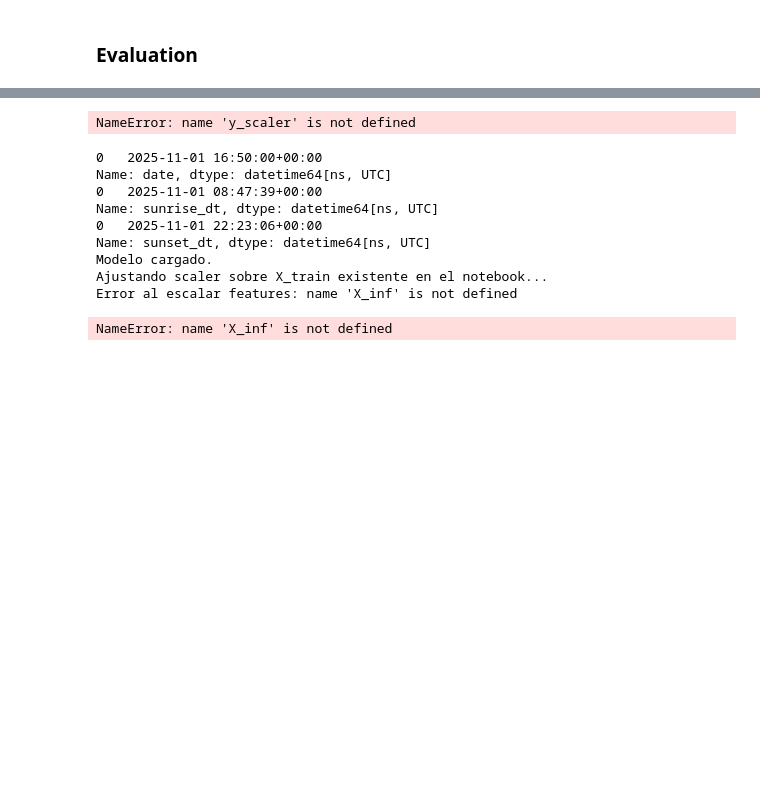
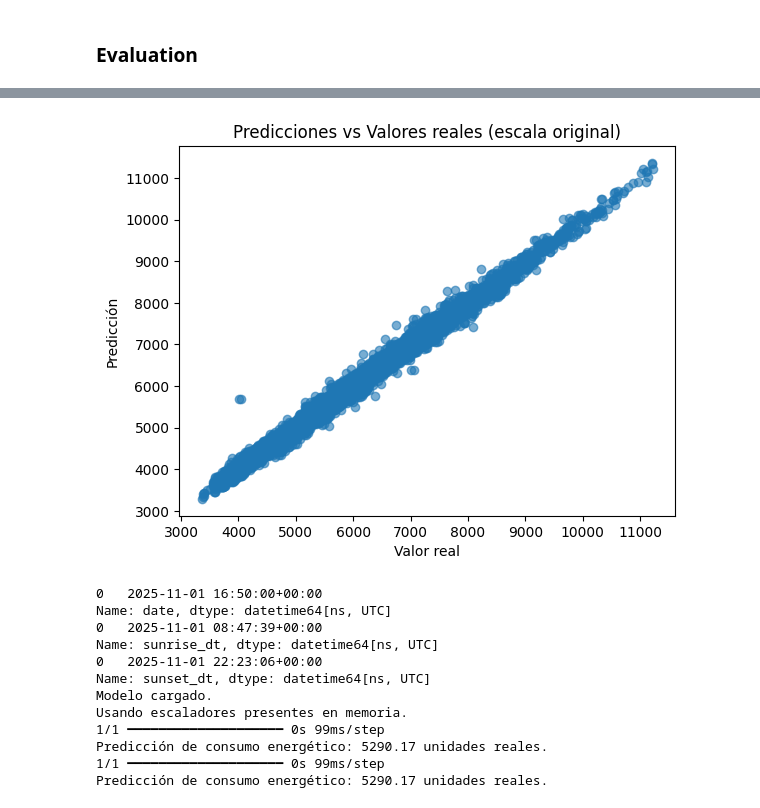
Before and after one commit to ricrubrom/STR, a Jupyter notebook: model.ipynb, the cells around one changed output, grey strips where cells are left out. Cells and saved outputs as stored; diff of their text form; code cells hidden in the pictures; blank space fills up the shorter version.

```diff
--- a/model.ipynb
+++ b/model.ipynb
@@ -260,18 +326,19 @@ TypeError: got an unexpected keyword argument 'squared'
 # %%
 pred_scaled = model.predict(X_test)
-pred = pred_scaled
-T_real = T_test
+pred = y_scaler.inverse_transform(pred_scaled).reshape(-1)
+T_real = y_scaler.inverse_transform(T_test.reshape(-1, 1)).reshape(-1)
 
-# Evaluación del modelo
+# Evaluación del modelo en escala normalizada
 loss, metric = model.evaluate(X_test, T_test, verbose=0)
-print(f"Loss de test: {loss:.4f}, Métrica: {metric:.4f}")
-# TODO: modificar esto
-# Predicciones
-y_pred = model.predict(X_test)
+print(f"Loss (escala normalizada): {loss:.4f}, Métrica: {metric:.4f}")
+
+# Métrica en escala original
+mae_real = mean_absolute_error(T_real, pred)
+print(f"MAE en escala original: {mae_real:.2f}")
 
 plt.scatter(T_real, pred, alpha=0.6)
 plt.xlabel("Valor real")
 plt.ylabel("Predicción")
-plt.title("Predicciones vs Valores reales")
+plt.title("Predicciones vs Valores reales (escala original)")
 plt.show()
 # %% [output]
@@ -282,11 +351,11 @@ plt.show()
-NameError: name 'y_scaler' is not defined
+[figure, added]
 # %%
 # Hardcoded inference example
 import numpy as np
 import pandas as pd
 import os
 from tensorflow.keras.models import load_model
-from sklearn.preprocessing import StandardScaler
+from joblib import load
 
 # Payload hardcodeado (proveído por el usuario)
 payload = {
@@ -341,28 +410,28 @@ else:
     model = load_model(model_path)
     print("Modelo cargado.")
 
-    # Escalado: si existe X_train en el kernel (ejecutaste entrenamiento), lo usamos para ajustar el scaler,
-    # si no, escalamos localmente (advertencia: escalar con una sola muestra es poco fiable).
+    y_scaler_local = None
     try:
-        scaler = StandardScaler()
-        if 'X_train' in globals():
-            print("Ajustando scaler sobre X_train existente en el notebook...")
-            scaler.fit(X_train)
-            X_scaled = scaler.transform(X_inf)
+        if 'x_scaler' in globals() and 'y_scaler' in globals():
+            print("Usando escaladores presentes en memoria.")
+            x_scaler_local = x_scaler
+            y_scaler_local = y_scaler
         else:
-            print("No se encontró X_train en el entorno. Haciendo fit_transform sobre la muestra (precario).")
-            X_scaled = scaler.fit_transform(X_inf)
+            print("Cargando escaladores desde disco...")
+            x_scaler_local = load(os.path.join('models', 'x_scaler.joblib'))
+            y_scaler_local = load(os.path.join('models', 'y_scaler.joblib'))
+        X_scaled = x_scaler_local.transform(X_inf)
     except Exception as e:
         print("Error al escalar features:", e)
         X_scaled = X_inf
+        y_scaler_local = None
 
-    # Predicción (sin ninguna desnormalización)
-    pred = model.predict(X_scaled)
-    # Mostrar la predicción tal cual (sin inverse_transform)
-    try:
-        print(f"Predicción de consumo energético (sin desnormalizar): {pred.reshape(-1)[0]:.2f} unidades.")
-    except Exception:
-        print("Predicción de consumo energético (sin desnormalizar):", pred)
+    pred_scaled = np.asarray(model.predict(X_scaled))
+    if y_scaler_local is not None:
+        pred = y_scaler_local.inverse_transform(pred_scaled).reshape(-1)
+        print(f"Predicción de consumo energético: {pred[0]:.2f} unidades reales.")
+    else:
+        print("Predicción de consumo energético (escala del modelo):", pred_scaled.reshape(-1)[0])
 # %% [output]
 0   2025-11-01 16:50:00+00:00
 Name: date, dtype: datetime64[ns, UTC]
@@ -371,6 +440,8 @@ Name: sunrise_dt, dtype: datetime64[ns, UTC]
 0   2025-11-01 22:23:06+00:00
 Name: sunset_dt, dtype: datetime64[ns, UTC]
 Modelo cargado.
-Ajustando scaler sobre X_train existente en el notebook...
-Error al escalar features: name 'X_inf' is not defined
+Usando escaladores presentes en memoria.
+1/1 ━━━━━━━━━━━━━━━━━━━━ 0s 99ms/step
+Predicción de consumo energético: 5290.17 unidades reales.
+1/1 ━━━━━━━━━━━━━━━━━━━━ 0s 99ms/step
+Predicción de consumo energético: 5290.17 unidades reales.
-NameError: name 'X_inf' is not defined
```
Also changed, not shown: parts of 6 cells of this notebook, 7 other files.
